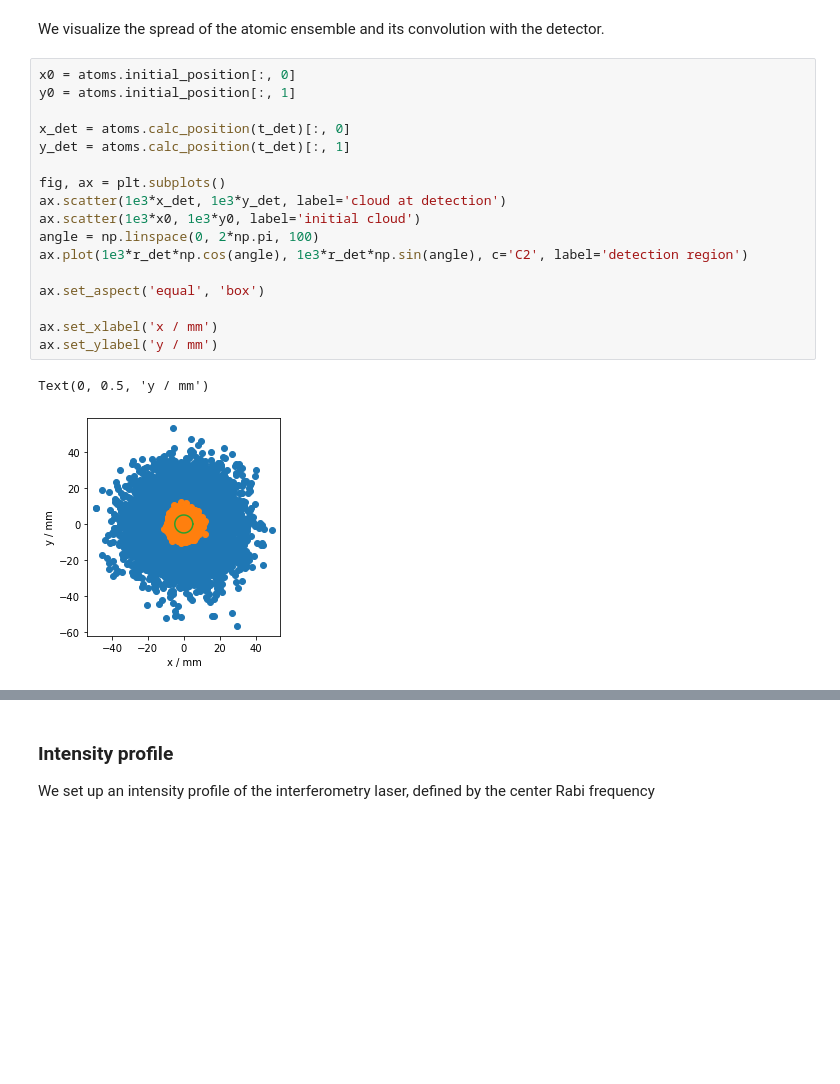
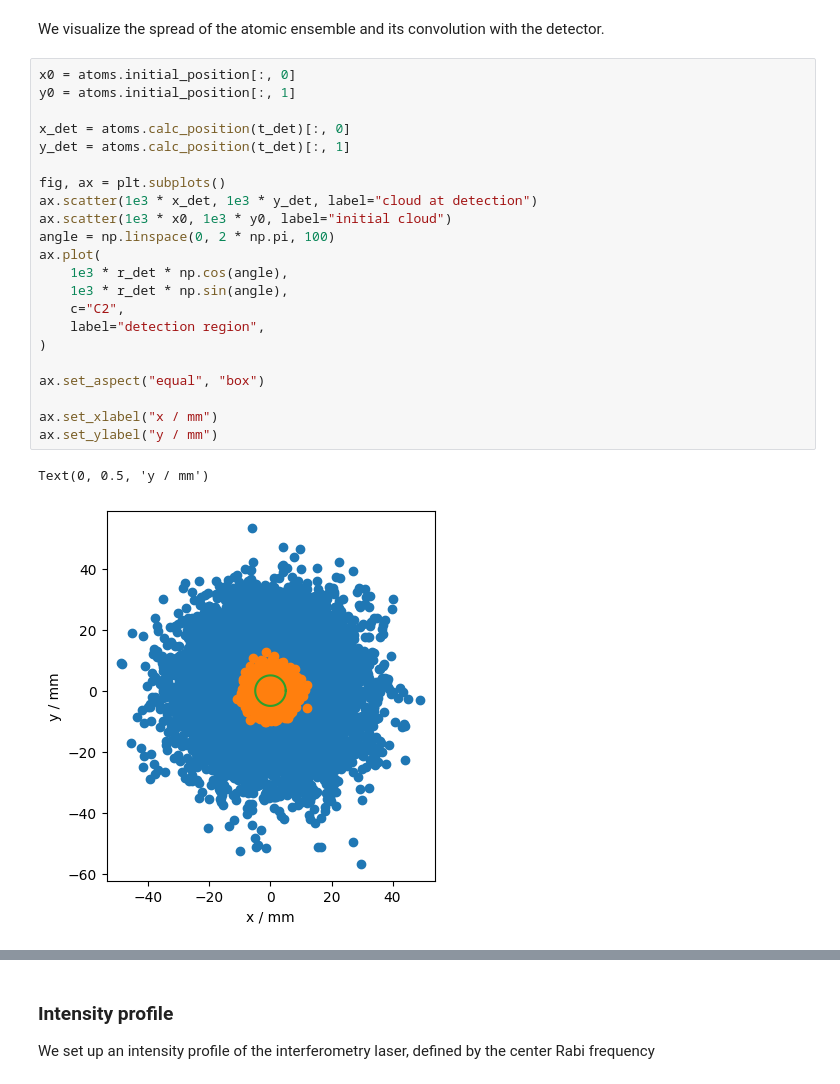
Before and after one commit to bleykauf/aisim, a Jupyter notebook: docs/examples/rabi-oscillations.ipynb, the cells around one changed output, grey strips where cells are left out. Saved outputs shown, nothing was run; the diff lists cells and outputs as text; blank space fills up the shorter version.

```diff
--- a/docs/examples/rabi-oscillations.ipynb
+++ b/docs/examples/rabi-oscillations.ipynb
@@ -57,23 +59,28 @@ We visualize the spread of the atomic ensemble and its convolution with the dete
 # %%
 x0 = atoms.initial_position[:, 0]
 y0 = atoms.initial_position[:, 1]
 
 x_det = atoms.calc_position(t_det)[:, 0]
 y_det = atoms.calc_position(t_det)[:, 1]
 
 fig, ax = plt.subplots()
-ax.scatter(1e3*x_det, 1e3*y_det, label='cloud at detection')
-ax.scatter(1e3*x0, 1e3*y0, label='initial cloud')
-angle = np.linspace(0, 2*np.pi, 100)
-ax.plot(1e3*r_det*np.cos(angle), 1e3*r_det*np.sin(angle), c='C2', label='detection region')
+ax.scatter(1e3 * x_det, 1e3 * y_det, label="cloud at detection")
+ax.scatter(1e3 * x0, 1e3 * y0, label="initial cloud")
+angle = np.linspace(0, 2 * np.pi, 100)
+ax.plot(
+    1e3 * r_det * np.cos(angle),
+    1e3 * r_det * np.sin(angle),
+    c="C2",
+    label="detection region",
+)
 
-ax.set_aspect('equal', 'box')
+ax.set_aspect("equal", "box")
 
-ax.set_xlabel('x / mm')
-ax.set_ylabel('y / mm')
+ax.set_xlabel("x / mm")
+ax.set_ylabel("y / mm")
 # %% [output]
 Text(0, 0.5, 'y / mm')
-[figure, old version]
+[figure, new version]
 # %%
 n_init = len(atoms)
 atoms = det.detected_atoms(atoms)
```
Also changed, not shown: parts of 9 cells of this notebook, 4 other files.
